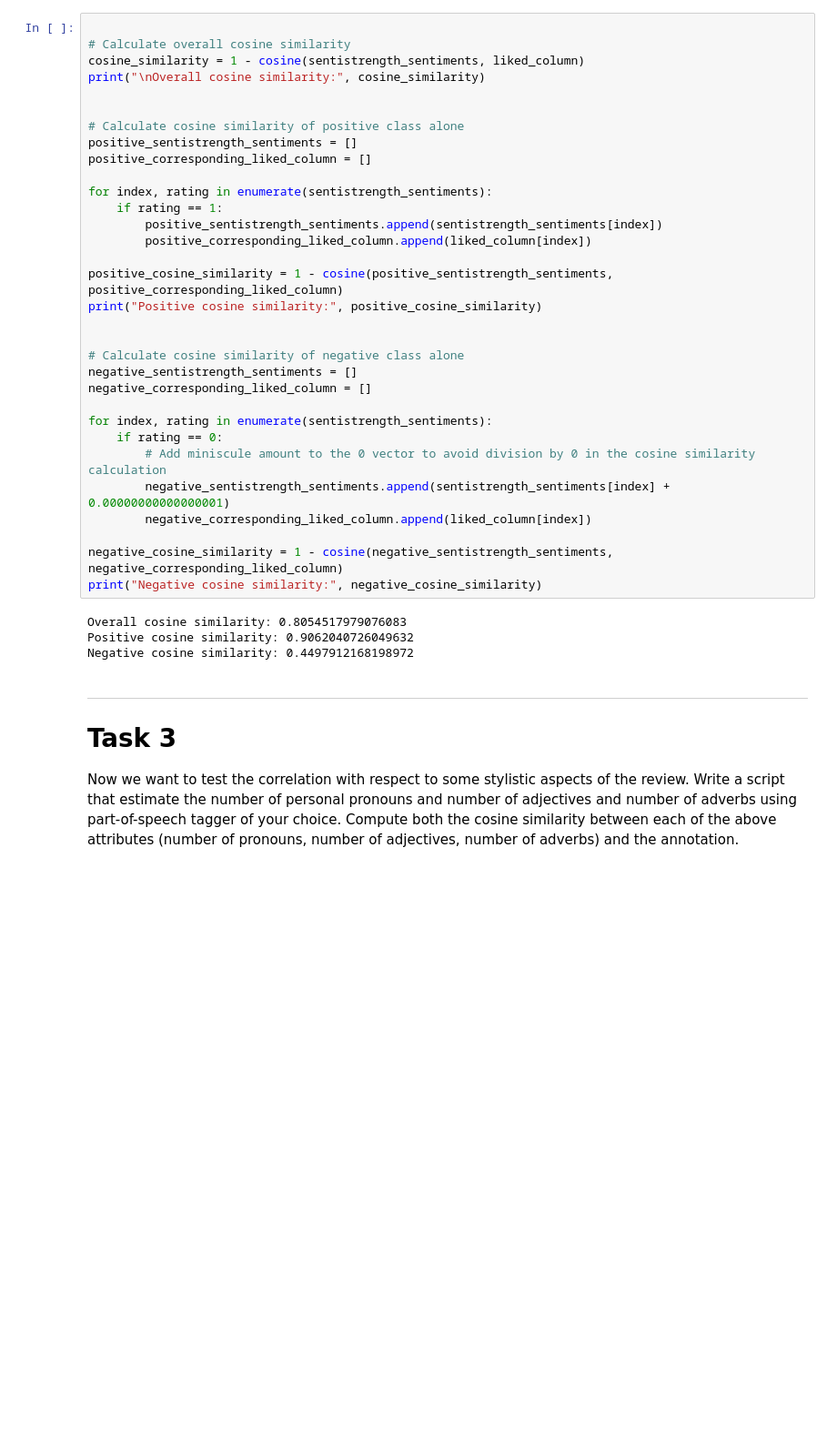
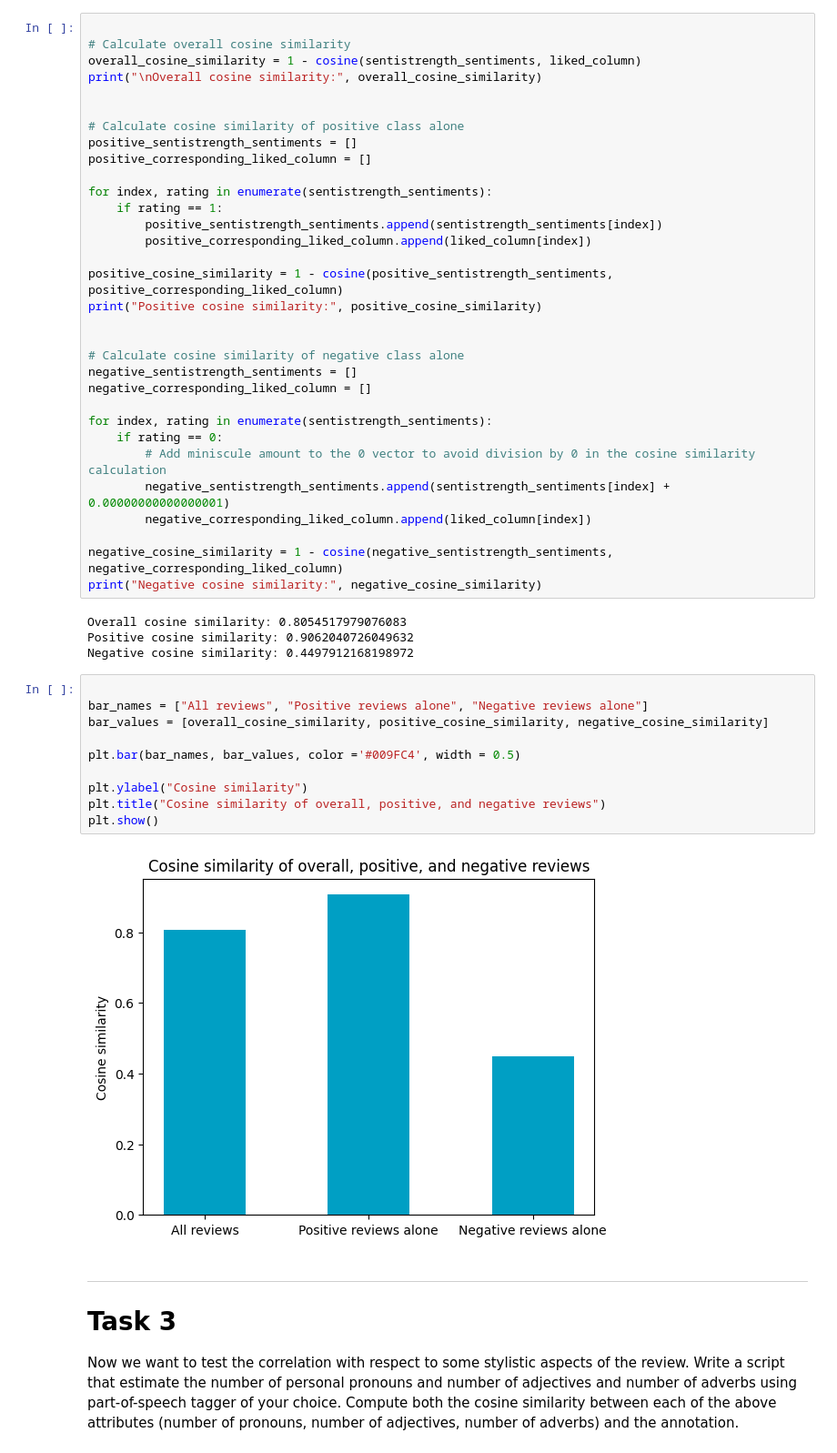
Before and after one commit to VilleKylmamaa/SentimentAnalysisMachineLearning, a Jupyter notebook: Restaurant_Review_Analysis.ipynb, the cells around one changed output. Shown at 91% size. Saved outputs shown, nothing was run; the diff lists cells and outputs as text; blank space fills up the shorter version.

```diff
--- a/Restaurant_Review_Analysis.ipynb
+++ b/Restaurant_Review_Analysis.ipynb
@@ -258,8 +245,8 @@ Repeat this process when considering the correlation of the positive class alone
 # %%
 
 # Calculate overall cosine similarity
-cosine_similarity = 1 - cosine(sentistrength_sentiments, liked_column)
-print("\nOverall cosine similarity:", cosine_similarity)
+overall_cosine_similarity = 1 - cosine(sentistrength_sentiments, liked_column)
+print("\nOverall cosine similarity:", overall_cosine_similarity)
 
 
 # Calculate cosine similarity of positive class alone
@@ -291,6 +278,18 @@ print("Negative cosine similarity:", negative_cosine_similarity)
 Overall cosine similarity: 0.8054517979076083
 Positive cosine similarity: 0.9062040726049632
 Negative cosine similarity: 0.4497912168198972
+# %%
+
+bar_names = ["All reviews", "Positive reviews alone", "Negative reviews alone"]
+bar_values = [overall_cosine_similarity, positive_cosine_similarity, negative_cosine_similarity]
+
+plt.bar(bar_names, bar_values, color ='#009FC4', width = 0.5)
+
+plt.ylabel("Cosine similarity")
+plt.title("Cosine similarity of overall, positive, and negative reviews")
+plt.show()
+# %% [output]
+[figure, added]
 # %% [markdown]
 ----
 
```
Also changed, not shown: parts of 14 cells of this notebook.
